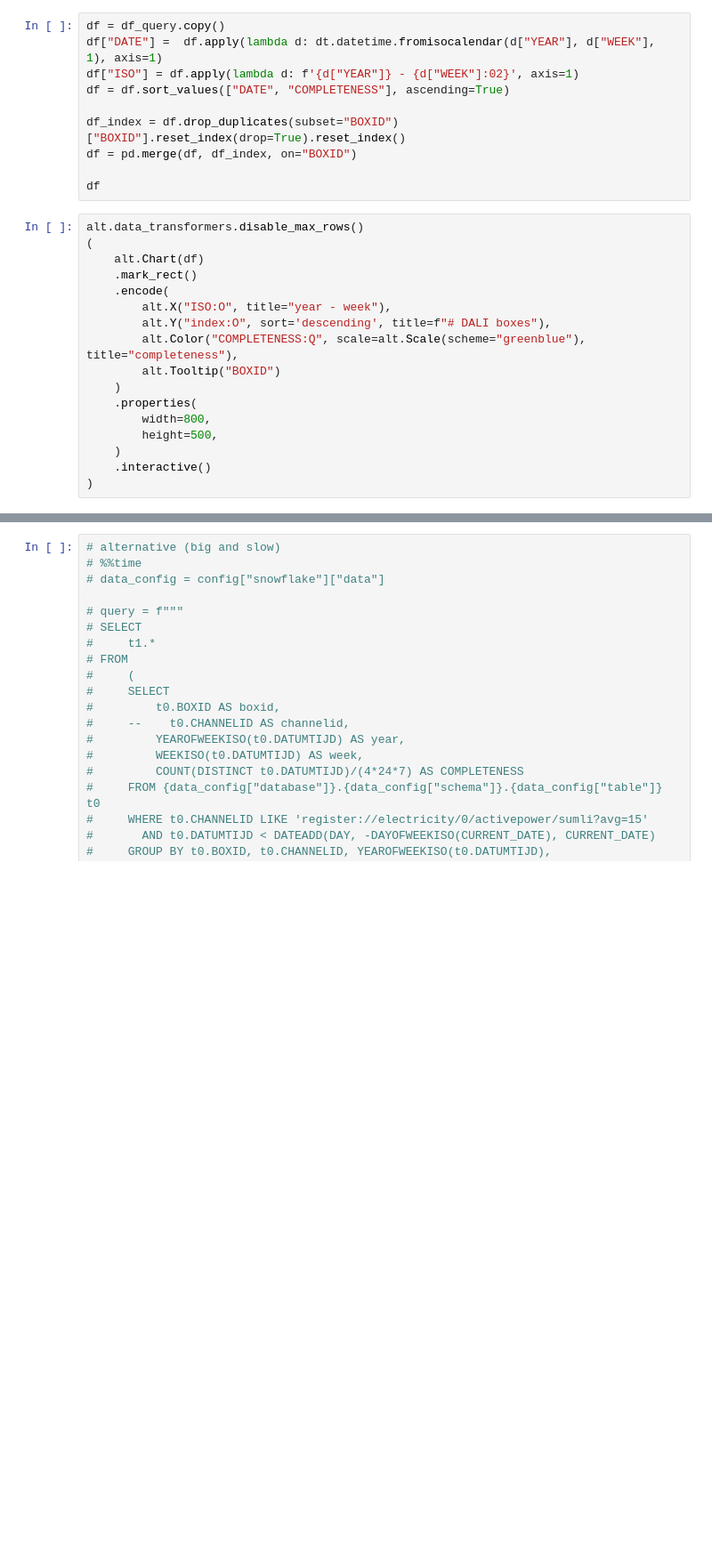
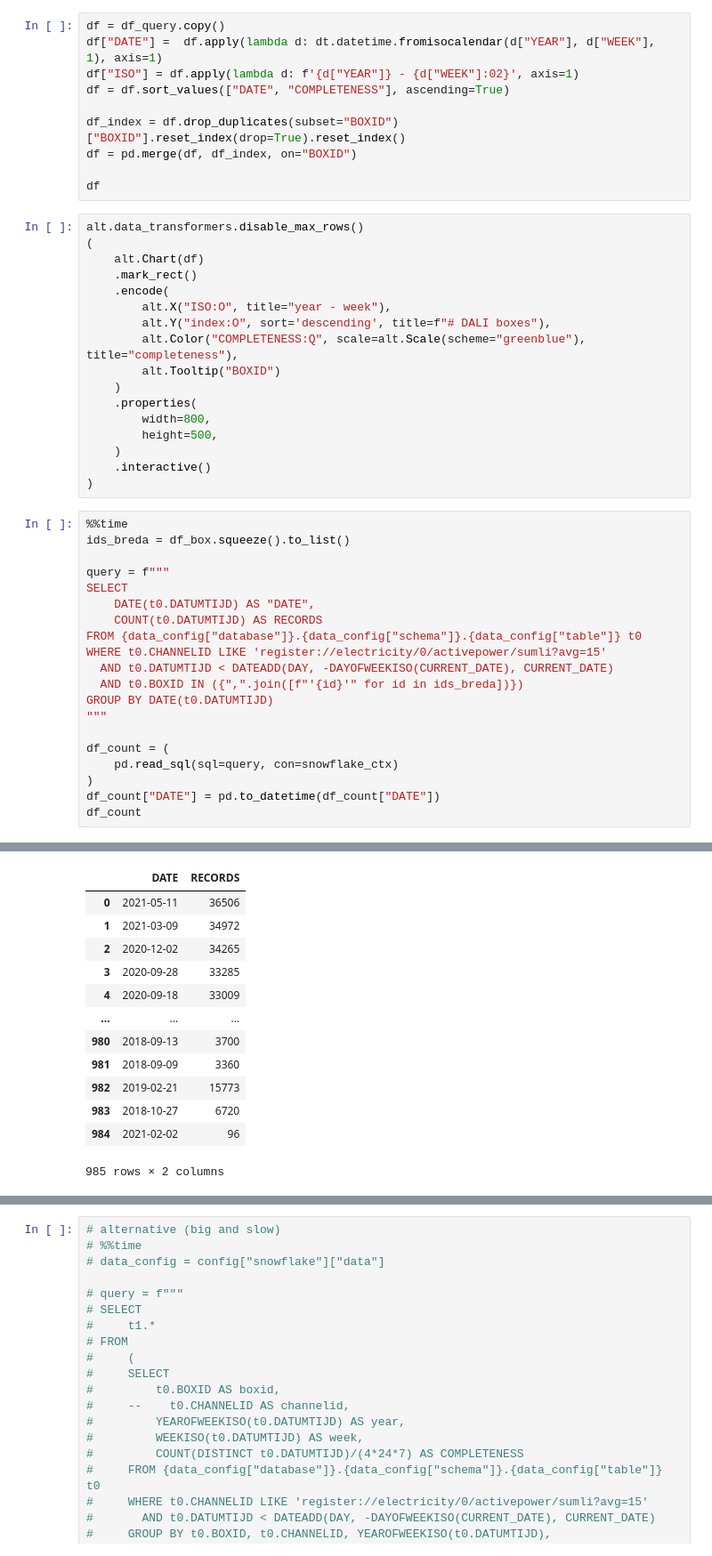
Before and after one commit to Bram-Vonk/21_Spark, a Jupyter notebook: notebooks/EDA_Snowflake_completeness.ipynb, the cells around one changed output, grey strips where cells are left out. Shown at 89% size. Saved outputs shown, nothing was run; the diff lists cells and outputs as text; blank space fills up the shorter version.

```diff
--- a/notebooks/EDA_Snowflake_completeness.ipynb
+++ b/notebooks/EDA_Snowflake_completeness.ipynb
@@ -82,3 +85,24 @@ alt.data_transformers.disable_max_rows()
     )
     .interactive()
 )
+# %%
+%%time
+ids_breda = df_box.squeeze().to_list()
+
+query = f"""
+SELECT
+    DATE(t0.DATUMTIJD) AS "DATE",
+    COUNT(t0.DATUMTIJD) AS RECORDS
+FROM {data_config["database"]}.{data_config["schema"]}.{data_config["table"]} t0
+WHERE t0.CHANNELID LIKE 'register://electricity/0/activepower/sumli?avg=15'
+  AND t0.DATUMTIJD < DATEADD(DAY, -DAYOFWEEKISO(CURRENT_DATE), CURRENT_DATE)
+  AND t0.BOXID IN ({",".join([f"'{id}'" for id in ids_breda])})
+GROUP BY DATE(t0.DATUMTIJD)
+"""
+
+df_count = (
+    pd.read_sql(sql=query, con=snowflake_ctx)
+)
+df_count["DATE"] = pd.to_datetime(df_count["DATE"])
+df_count
+# %% [output]
@@ -84,0 +111,13 @@ alt.data_transformers.disable_max_rows()
+|  | DATE | RECORDS |
+| 0 | 2021-05-11 | 36506 |
+| 1 | 2021-03-09 | 34972 |
+| 2 | 2020-12-02 | 34265 |
+| 3 | 2020-09-28 | 33285 |
+| 4 | 2020-09-18 | 33009 |
+| ... | ... | ... |
+| 980 | 2018-09-13 | 3700 |
+| 981 | 2018-09-09 | 3360 |
+| 982 | 2019-02-21 | 15773 |
+| 983 | 2018-10-27 | 6720 |
+| 984 | 2021-02-02 | 96 |
+985 rows × 2 columns
```
Also changed, not shown: parts of 3 cells of this notebook, 13 other files.
